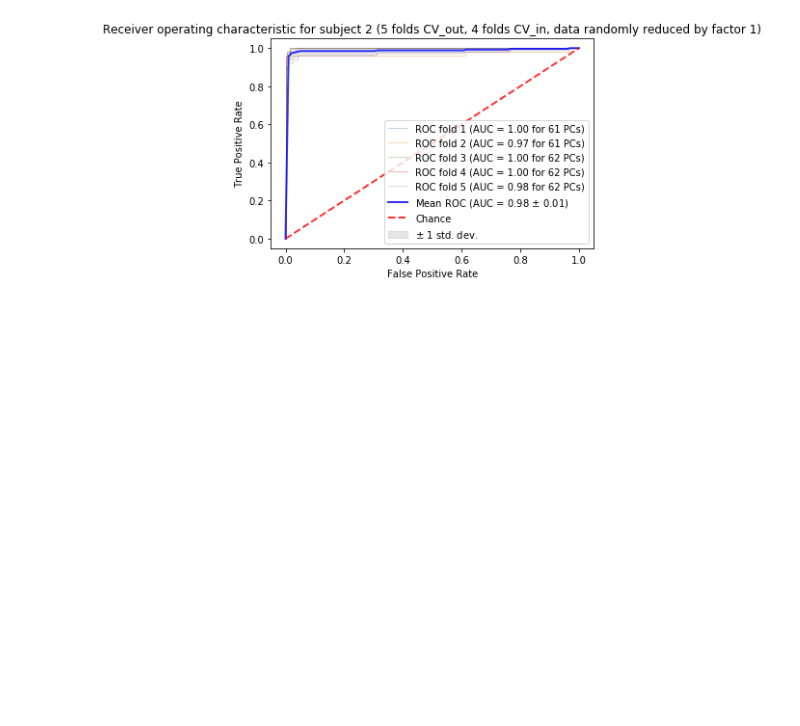
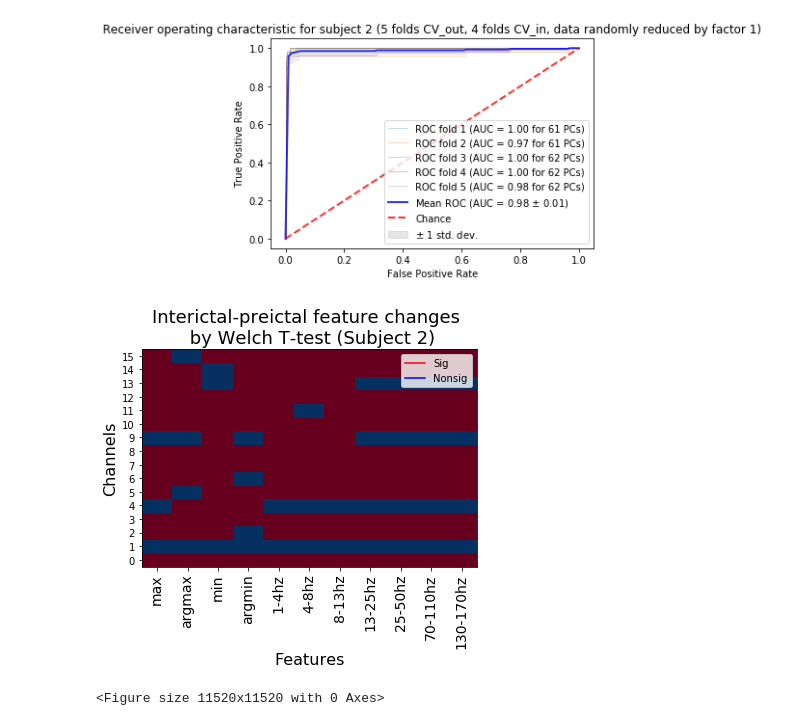
Before and after one commit to senane/ADELPHI, a Jupyter notebook: Stim Analysis/SVMSpont.ipynb, the cells around one changed output. Drawn from its saved outputs; the diff is of its cells as text; code cells hidden in the pictures; blank space fills up the shorter version.

```diff
--- a/Stim Analysis/SVMSpont.ipynb
+++ b/Stim Analysis/SVMSpont.ipynb
@@ -852,3 +852,26 @@ Process ended, outer fold  4 , inner fold  2
 Process ended, outer fold  4 , inner fold  3
 Process ended, outer fold  4
 [figure]
+# %%
+tf03 = ~(compmat(interfeat1,prefeat1) < 0.01/(16*11))
+fig = plt.pcolor(tf03)
+plt.set_cmap('RdBu')
+plt.yticks(np.arange(0.5, len(tf03.index), 1), tf03.index)
+plt.xticks(np.arange(0.5, len(tf03.columns), 1), tf03.columns)
+
+plt.plot(0,0,'r')
+plt.plot(0,0,'b')
+plt.legend(('Sig','Nonsig'))
+plt.ylabel('Channels', fontsize = 16)
+plt.xlabel('Features', fontsize = 16)
+plt.title('Interictal-preictal feature changes \n by Welch T-test (Subject 2)', fontsize = 18)
+plt.figure(figsize=(160,160))
+
+axe = fig.axes
+ax = axe
+for tick in ax.xaxis.get_major_ticks():
+    tick.label.set_fontsize(14)
+    tick.label.set_rotation('vertical')
+# %% [output]
+[figure, added]
+<Figure size 11520x11520 with 0 Axes>
```
Also changed, not shown: parts of 8 cells of this notebook.
